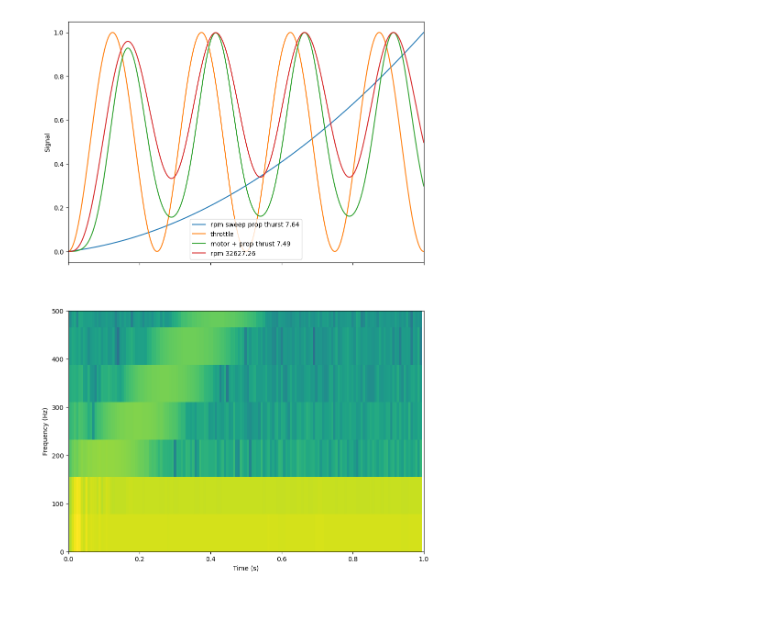
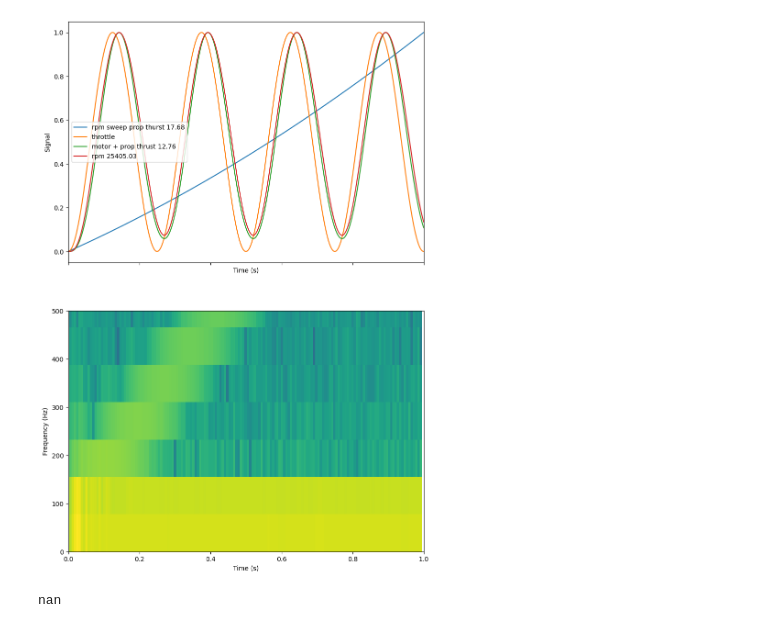
Before and after one commit to AJ92/SimITL, a Jupyter notebook: tools/motorCharacteristics.ipynb, the cells around one changed output. Drawn from its saved outputs; the diff is of its cells as text; code cells hidden in the pictures.

```diff
--- a/tools/motorCharacteristics.ipynb
+++ b/tools/motorCharacteristics.ipynb
@@ -8,15 +8,14 @@ M_PI = 3.14159265358979
 
 propThrustFactor_x = -0.00014
 propThrustFactor_y = -0.006
-propThrustFactor_z = 8.5
-maxRPM = 35000
-propA = 5.5999999116943858e-9
-propTorqFactor = 0.01550000023841858
-#propInertia = 4.13e-06
-propInertia = 0.0000162513000806409
+propThrustFactor_z = 17.0
+maxRPM = 32000
+propA = 4.4e-9
+propTorqFactor = 0.0363
+propInertia = 0.000008
 
 motorKV = 1900
-motorR = 0.1199
+motorR = 0.122
 motorI0 = 0.34
 
 vbat = 26.0
@@ -156,32 +155,56 @@ thrustZeroVel = thrustZeroVel / maxThrustZeroVel
 thrust = thrust / maxThrust
 rpm = rpm / maxRpm
 
 
 NFFT = 256  # the length of the windowing segments
 Fs = 1/dt  # the sampling frequency
 
 fig, (ax1, ax2) = plt.subplots(nrows=2, sharex=True, figsize=(10, 15))
 #ax1.plot(t, sig)
 #ax1.plot(t, x)
 ax1.plot(t, thrustZeroVel, label = 'rpm sweep prop thurst %.2f' % maxThrustZeroVel)
 ax1.plot(t, throttle, label = 'throttle')
 ax1.plot(t, thrust, label = 'motor + prop thrust %.2f' % maxThrust)
 ax1.plot(t, rpm, label = 'rpm %.2f' % maxRpm)
 ax1.legend()
-
+ax1.set_xlabel('Time (s)')
 ax1.set_ylabel('Signal')
 
 Pxx, freqs, bins, im = ax2.specgram(x, NFFT=NFFT, Fs=Fs, mode='psd')
 # The `specgram` method returns 4 objects. They are:
 # - Pxx: the periodogram
 # - freqs: the frequency vector
 # - bins: the centers of the time bins
 # - im: the .image.AxesImage instance representing the data in the plot
 ax2.set_xlabel('Time (s)')
 ax2.set_ylabel('Frequency (Hz)')
 ax2.set_xlim(0, time)
 ax2.set_ylim(0, 500)
 
 plt.show()
 # %% [output]
-[figure, old version]
+[figure, new version]
+# %%
+pwm  = 1.0 * 1000.0 #+ 1000.0
+rpm = 0.0
+def func():
+  global pwm, rpm, vbat
+  volts = pwm / 1000.0 * vbat
+
+  mtorque = motor_torque(volts, rpm)
+
+  ptorque = prop_torque(rpm, 0)
+  nettorque = mtorque - ptorque
+  domega = nettorque / propInertia
+
+  drpm = (domega * 0.11) * 60.0 / (2.0 * M_PI)
+
+  maxdrpm = abs(volts * motorKV - rpm)
+  rpm += clamp(drpm, -maxdrpm, maxdrpm)
+
+for i in range(0, 1000):
+  func()
+
+print(rpm)
+# %% [output]
+nan
```
Also changed, not shown: 1 other file.
